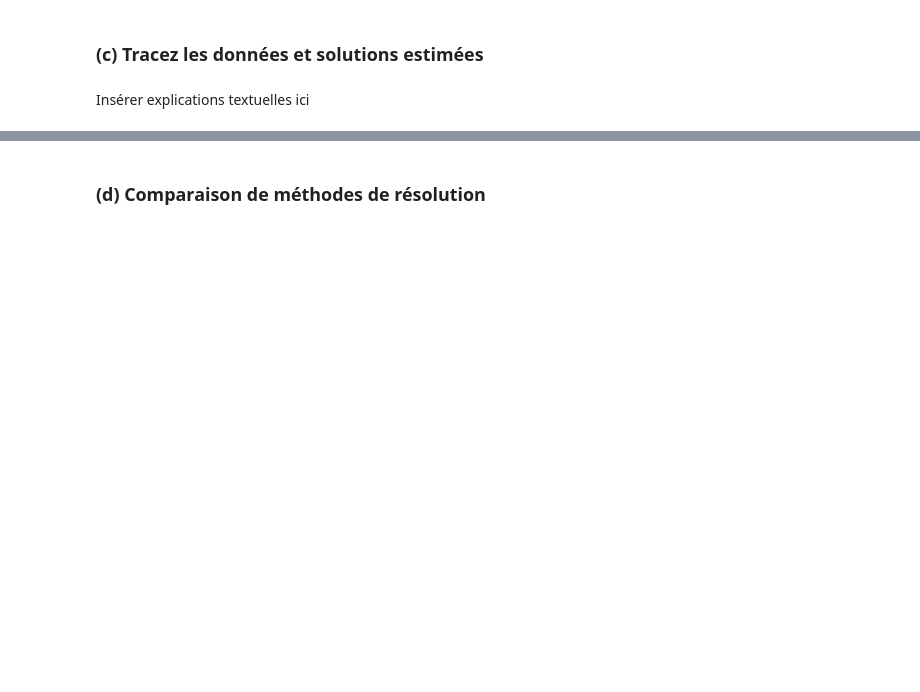
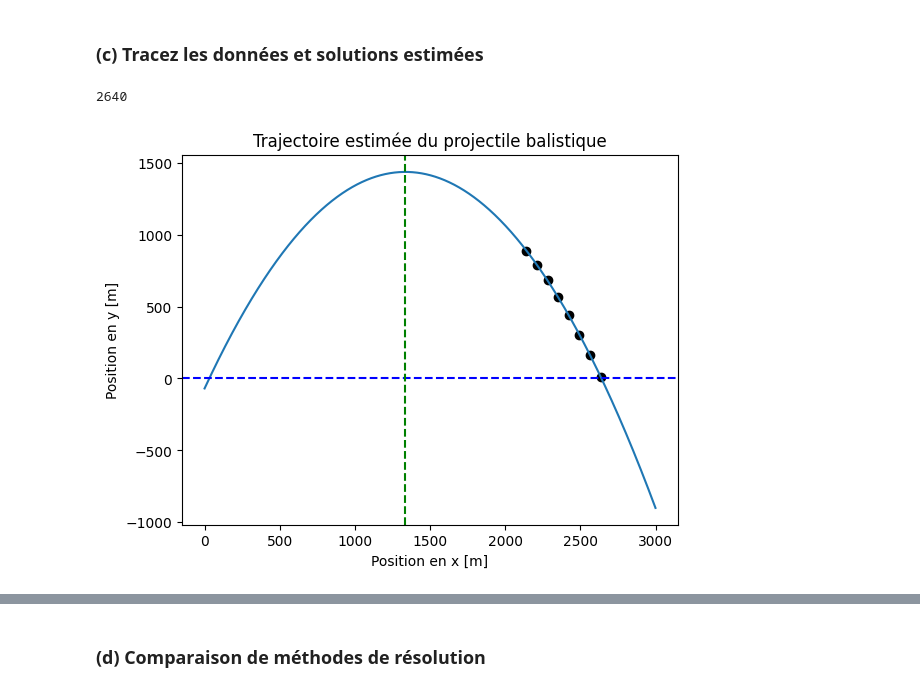
Before and after one commit to thcha67/tp_phys_num, a Jupyter notebook: TP3_ThomasC_SimonG_LaurentE/TP3_ThomasC_SimonG_LaurentE.ipynb, the cells around one changed output, grey strips where cells are left out. Saved outputs shown, nothing was run; the diff lists cells and outputs as text; code cells hidden in the pictures; blank space fills up the shorter version.

```diff
--- a/TP3_ThomasC_SimonG_LaurentE/TP3_ThomasC_SimonG_LaurentE.ipynb
+++ b/TP3_ThomasC_SimonG_LaurentE/TP3_ThomasC_SimonG_LaurentE.ipynb
@@ -309,22 +354,31 @@ Insérer explications textuelles ici
 # %%
 #insérer code pour question TP3.2.c
 
 x_range = [element for element in range(3000)]
 y_trajectory = []
 increment = 0
 for x in x_range:
     y_position = alpha_vector[0][0] + alpha_vector[1][0]*x + alpha_vector[2][0]*(x**2)
-    if y_position < 0 and increment > 100:
-        break
-    else:
-        y_trajectory.append(y_position)
-        increment += 1
+    y_trajectory.append(y_position)
+    increment += 1
+
 x_range = x_range[:increment]
+
+position_of_impact = None
+for i in range(1, len(y_trajectory)):
+    if y_trajectory[i] < 0 and y_trajectory[i-1] > 0:
+        sum_for_interpolation = abs(y_trajectory[i]) + y_trajectory[i-1]
+        percentage_i = y_trajectory[i]/sum_for_interpolation
+        position_of_impact = percentage_i*i + (1-percentage_i)*(i-1)
 
 plt.scatter(x_values, y_values, color="black")
 plt.plot(x_range, y_trajectory)
-plt.xlabel("Position en x")
-plt.ylabel("Position en y")
+plt.xlabel("Position en x [m]")
+plt.ylabel("Position en y [m]")
+plt.title("Trajectoire estimée du projectile balistique")
+plt.axhline(y = 0, linestyle="--", color="blue")
+plt.axvline(x=1335, linestyle="--", color="green")
 plt.show()
+# %% [output]
+2640
+[figure, added]
-# %% [markdown]
-Insérer explications textuelles ici
```
Also changed, not shown: parts of 20 cells of this notebook.
